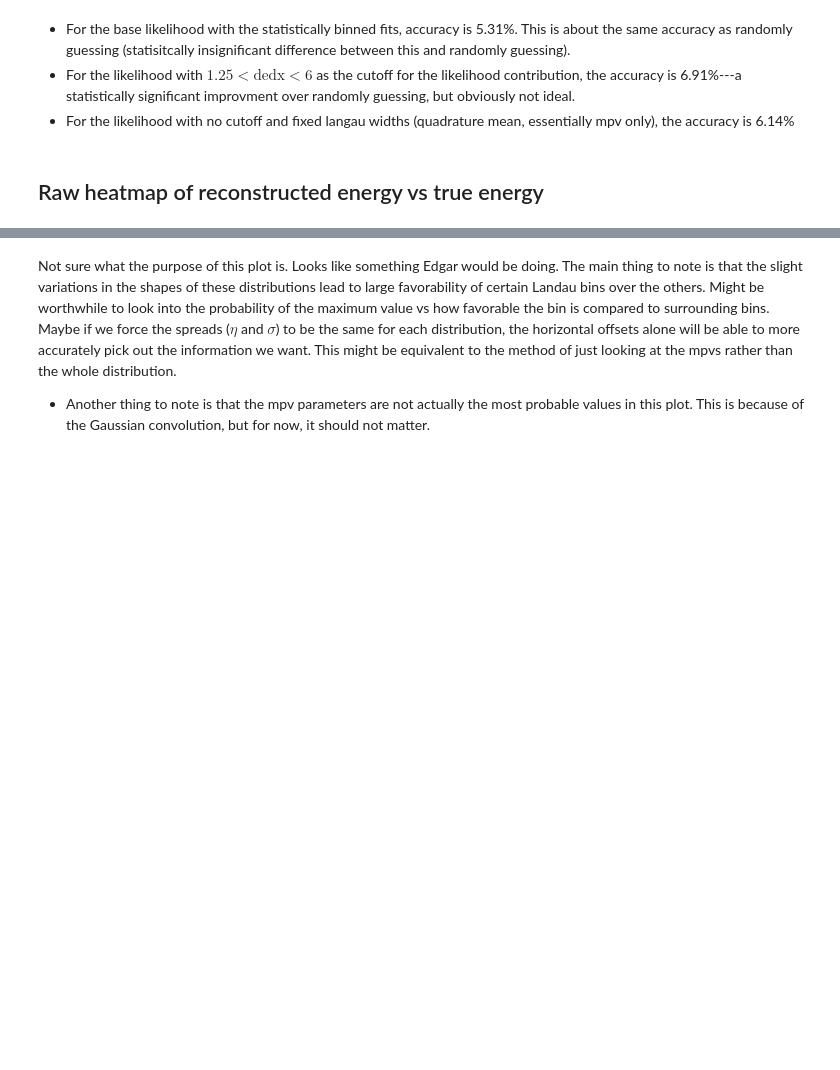
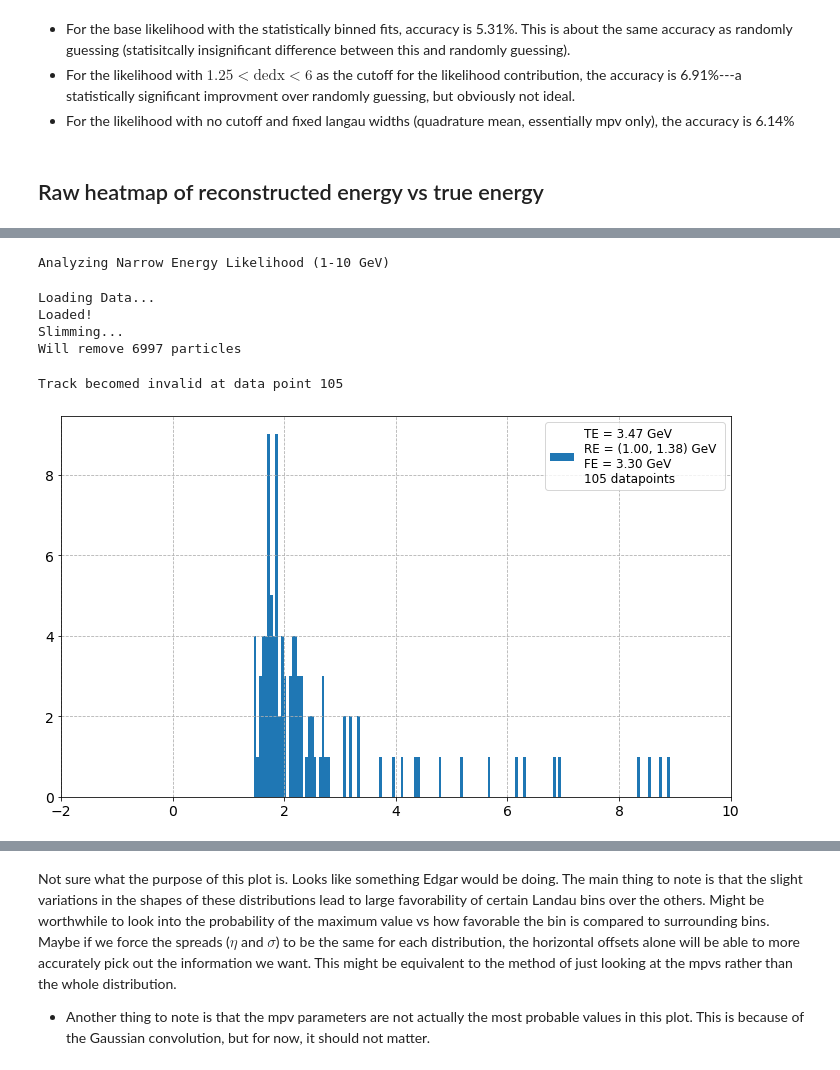
Before and after one commit to socrossley/Cosmic_Muon_CER, a Jupyter notebook: Test_Like.ipynb, the cells around one changed output, grey strips where cells are left out. Saved outputs shown, nothing was run; the diff lists cells and outputs as text; code cells hidden in the pictures; blank space fills up the shorter version.

```diff
--- a/Test_Like.ipynb
+++ b/Test_Like.ipynb
@@ -164,7 +213,32 @@ plt.rcParams['axes.grid']=True
 # %%
-idx = 0
+idx = 9
 print("Analyzing", titles[idx])
 likedf = pd.read_csv(reconstruction_locs[idx])
-display(likedf)
+# display(likedf)
 fitdf = pd.read_csv(fit_data_locs[idx])
-display(fitdf)
+# display(fitdf)
+# %% [output]
+Analyzing Narrow Energy Likelihood (1-10 GeV)
+# %%
+# narrow muon analysis
+ncer = CER(e_lims=(1,10))
+ncer.load_muons()
+# %% [output]
+Loading Data...
+Loaded!
+Slimming...
+Will remove 6997 particles
+# %%
+muons = ncer.muons
+muidx = 2785
+es, dedxs = ncer.generate_eloss(muidx)
+kes = es - ncer.rest_e
+TE = likedf.truth[muidx]
+RE = (likedf.reconstructed_min[muidx], likedf.reconstructed_max[muidx])
+plt.hist(dedxs, 200, label=f'TE = {TE:.2f} GeV \nRE = ({RE[0]:.2f}, {RE[1]:.2f}) GeV \nFE = {kes[-1]:.2f} GeV \n{len(dedxs)} datapoints')
+plt.legend()
+plt.xlim(-2,10)
+plt.show()
+# %% [output]
+Track becomed invalid at data point 105
+[figure, added]
```
Also changed, not shown: parts of 11 cells of this notebook, 6 other files.
